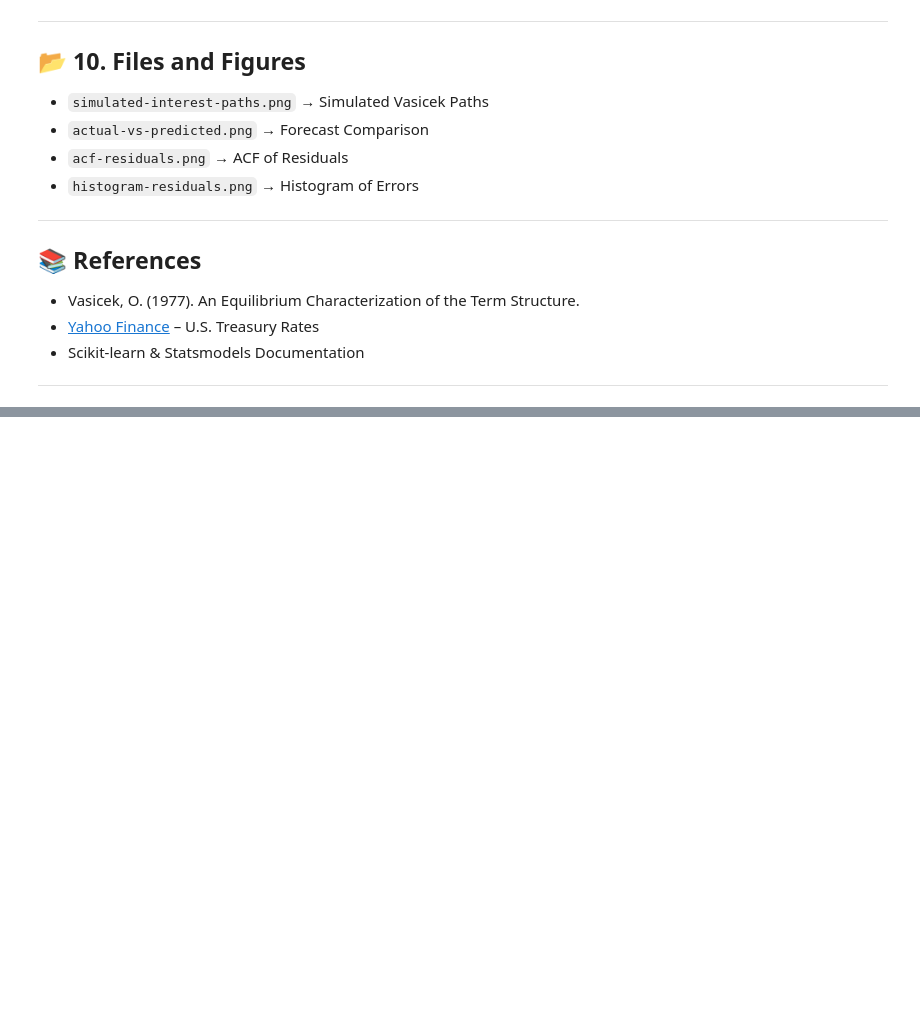
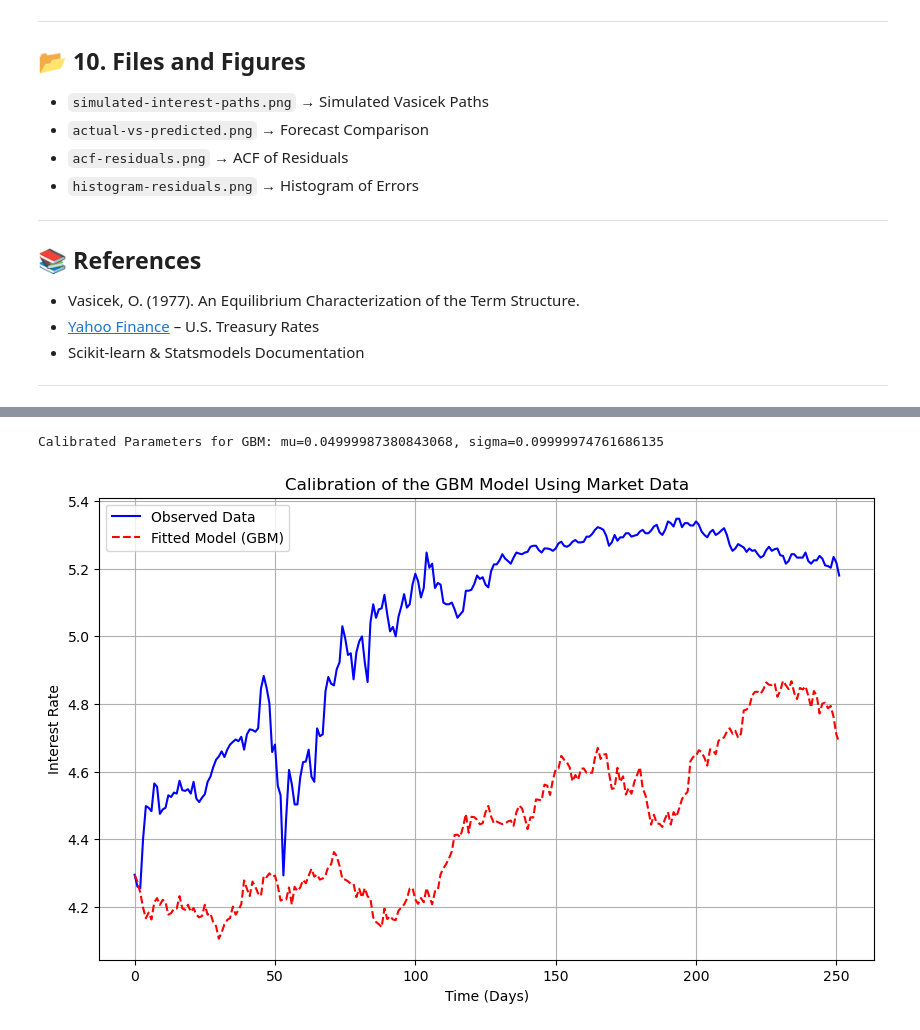
Before and after one commit to codev555/FinSearch-Vasicek_Model, a Jupyter notebook: Vasicek_Model.ipynb, the cells around one changed output, grey strips where cells are left out. Saved outputs shown, nothing was run; the diff lists cells and outputs as text; code cells hidden in the pictures; blank space fills up the shorter version.

```diff
--- a/Vasicek_Model.ipynb
+++ b/Vasicek_Model.ipynb
@@ -303,0 +379,53 @@ Residuals are centered around 0, close to Gaussian.
+# %%
+# Function to simulate the Geometric Brownian Motion (GBM) model with updated parameters
+def gbm_model_simulation(params, r0, T=1, dt=1/252, N=252):
+    mu, sigma = params  # Drift and volatility
+    rates = np.zeros(N)
+    rates[0] = r0
+
+    # Simulate the GBM process
+    for t in range(1, N):
+        dr = mu * rates[t-1] * dt + sigma * rates[t-1] * np.sqrt(dt) * np.random.normal()
+        rates[t] = rates[t-1] + dr
+
+    return rates
+
+# Objective function for the GBM model
+def objective_function_gbm(params, observed_data, r0, T=1, dt=1/252, N=252):
+    simulated_data = gbm_model_simulation(params, r0, T, dt, N)
+    error = np.mean((observed_data - simulated_data)**2)  # Using MSE
+    return error
+
+# Initial parameters for mu (drift) and sigma (volatility)
+initial_params = [0.05, 0.1]  # Increased drift and volatility
+
+# Bounds for the parameters (mu and sigma)
+bounds = [(0, 0.2), (0, 0.5)]  # These bounds are for mu and sigma
+
+# Re-run optimization with the GBM model
+from scipy.optimize import minimize
+
+result = minimize(objective_function_gbm, initial_params, args=(observed_rates, r0), bounds=bounds)
+
+# Extract the calibrated parameters
+calibrated_params = result.x
+print(f"Calibrated Parameters for GBM: mu={calibrated_params[0]}, sigma={calibrated_params[1]}")
+
+# Simulate the fitted model with the GBM parameters
+fitted_rates_gbm = gbm_model_simulation(calibrated_params, r0)
+
+# Plot the observed and fitted interest rates for the GBM model
+import matplotlib.pyplot as plt
+
+plt.figure(figsize=(10, 6))
+plt.plot(observed_rates, label="Observed Data", color='blue')
+plt.plot(fitted_rates_gbm, label="Fitted Model (GBM)", color='red', linestyle='--')
+plt.title("Calibration of the GBM Model Using Market Data")
+plt.xlabel("Time (Days)")
+plt.ylabel("Interest Rate")
+plt.legend(loc="best")
+plt.grid(True)
+plt.show()
+# %% [output]
+Calibrated Parameters for GBM: mu=0.04999987380843068, sigma=0.09999974761686135
+[figure, added]
```
Also changed, not shown: parts of 7 cells of this notebook.
